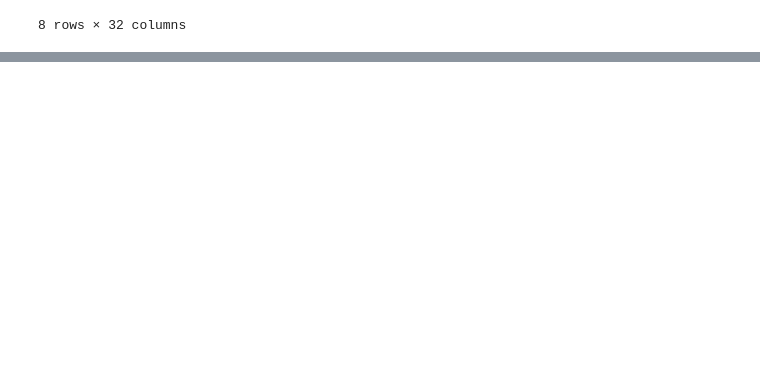
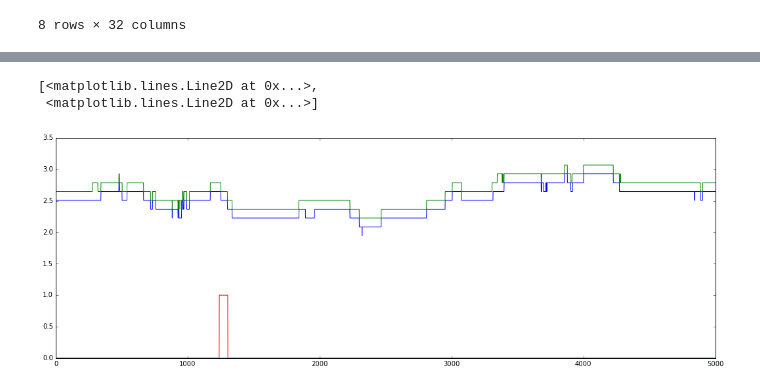
Before and after one commit to salsasepp/ufcnn-keras, a Jupyter notebook: notebook/tradecon_playground.ipynb, the cells around one changed output, grey strips where cells are left out. Drawn from its saved outputs; the diff is of its cells as text; code cells hidden in the pictures; blank space fills up the shorter version.

```diff
--- a/notebook/tradecon_playground.ipynb
+++ b/notebook/tradecon_playground.ipynb
@@ -318,0 +432,2 @@ ydf[20100:20200]
+# %%
+(X, y) = prepare_tradcom_classification(training = True, sequence_length = 5000, features = 4, output_dim = 3, filename='../models/training_data_large/prod_data_20130729v.txt')
@@ -318,0 +452,8 @@ ydf[20100:20200]
+# %%
+    plt.figure(figsize=(18,6))
+    plt.plot(X[-20000][:, 0:2]+3)
+    plt.plot(y[-20000][:, 0:2])
+# %% [output]
+[<matplotlib.lines.Line2D at 0x...>,
+ <matplotlib.lines.Line2D at 0x...>]
+[figure, added]
```
Also changed, not shown: parts of 15 cells of this notebook, 1 other file.
